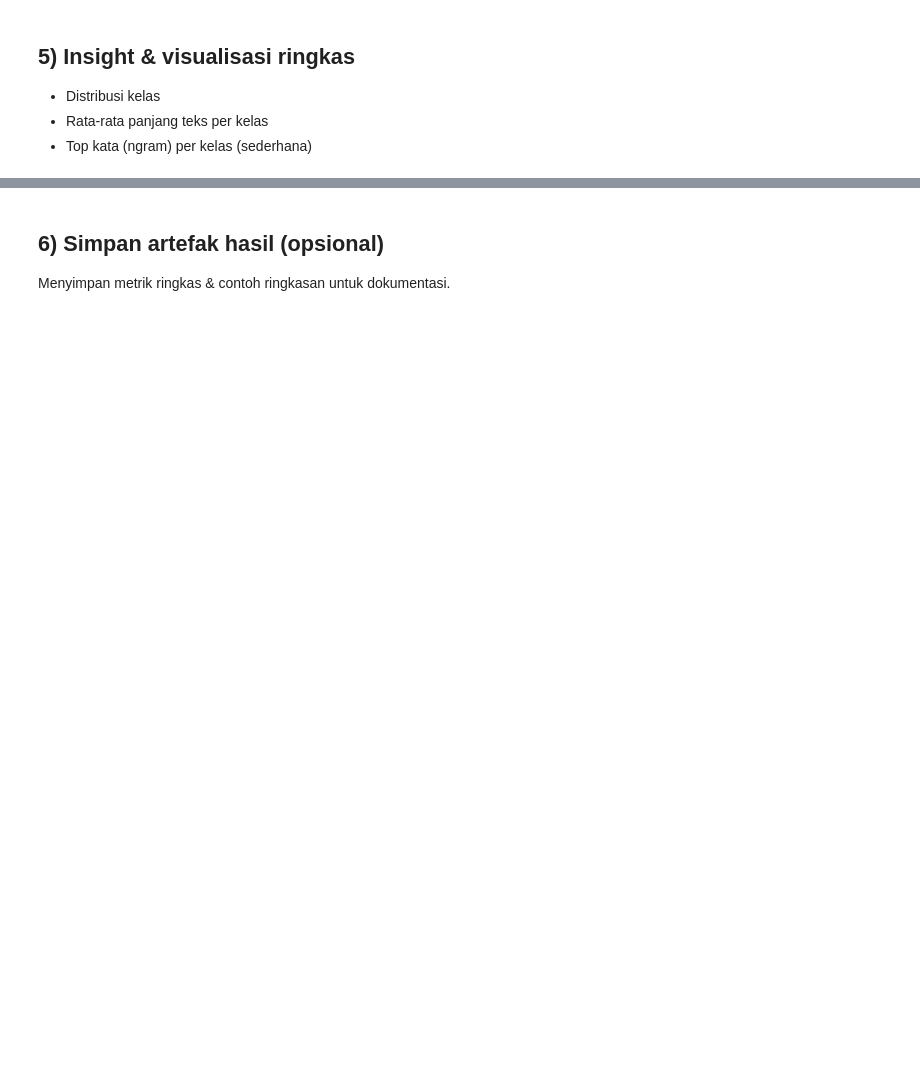
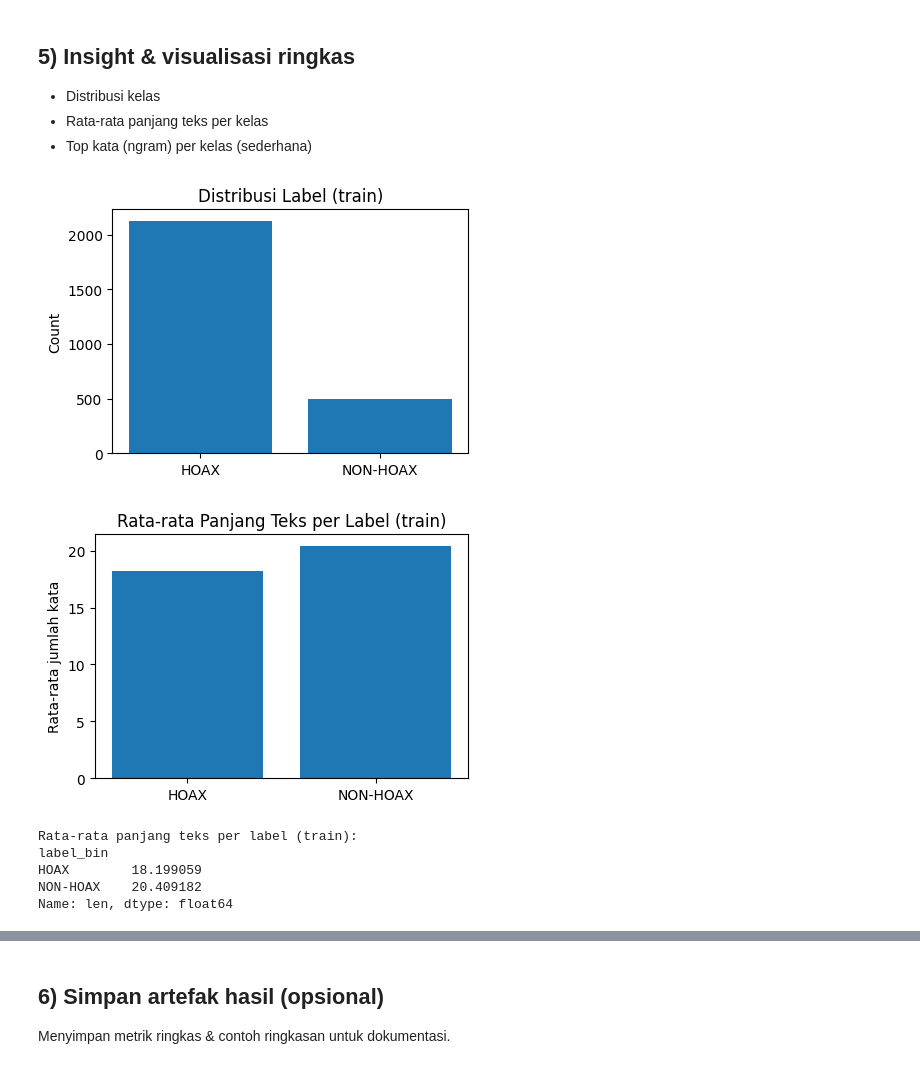
Before and after one commit to Febri-ElectricalEngineering/CapstoneProject, a Jupyter notebook: Capstone_Hoax_Indonesia.ipynb, the cells around one changed output, grey strips where cells are left out. Saved outputs shown, nothing was run; the diff lists cells and outputs as text; code cells hidden in the pictures; blank space fills up the shorter version.

```diff
--- a/Capstone_Hoax_Indonesia.ipynb
+++ b/Capstone_Hoax_Indonesia.ipynb
@@ -293,9 +637,3 @@ for i, obj in enumerate(sums, 1):
 - Distribusi kelas
 - Rata-rata panjang teks per kelas
 - Top kata (ngram) per kelas (sederhana)
-# %%
-train_df['len'] = train_df[text_col].str.split().apply(len)
-ax = train_df['label_bin'].value_counts().plot(kind='bar', title='Distribusi Label (train)')
-plt.show()
-print('Rata-rata panjang teks per label:')
-print(train_df.groupby('label_bin')['len'].mean())
@@ -313,0 +640,30 @@ print(top_terms(train_df[train_df['label_bin']=='NON-HOAX'][text_col].tolist()))
+# %%
+# ---- EDA: distribusi label + panjang teks ----
+train_df['len'] = train_df[text_col].astype(str).str.split().apply(len)
+lab_counts = train_df['label_bin'].value_counts().reindex(['HOAX','NON-HOAX']).fillna(0)
+
+fig1, ax1 = plt.subplots(figsize=(4.5,3.2))
+ax1.bar(lab_counts.index, lab_counts.values)
+ax1.set_title('Distribusi Label (train)')
+ax1.set_ylabel('Count')
+fig1.tight_layout()
+
+avg_len = train_df.groupby('label_bin')['len'].mean().reindex(['HOAX','NON-HOAX'])
+
+fig2, ax2 = plt.subplots(figsize=(4.5,3.2))
+ax2.bar(avg_len.index, avg_len.values)
+ax2.set_title('Rata-rata Panjang Teks per Label (train)')
+ax2.set_ylabel('Rata-rata jumlah kata')
+fig2.tight_layout()
+
+plt.show()
+print("Rata-rata panjang teks per label (train):")
+print(avg_len)
+# %% [output]
+[figure, added]
+[figure, added]
+Rata-rata panjang teks per label (train):
+label_bin
+HOAX        18.199059
+NON-HOAX    20.409182
+Name: len, dtype: float64
```
Also changed, not shown: parts of 23 cells of this notebook.
